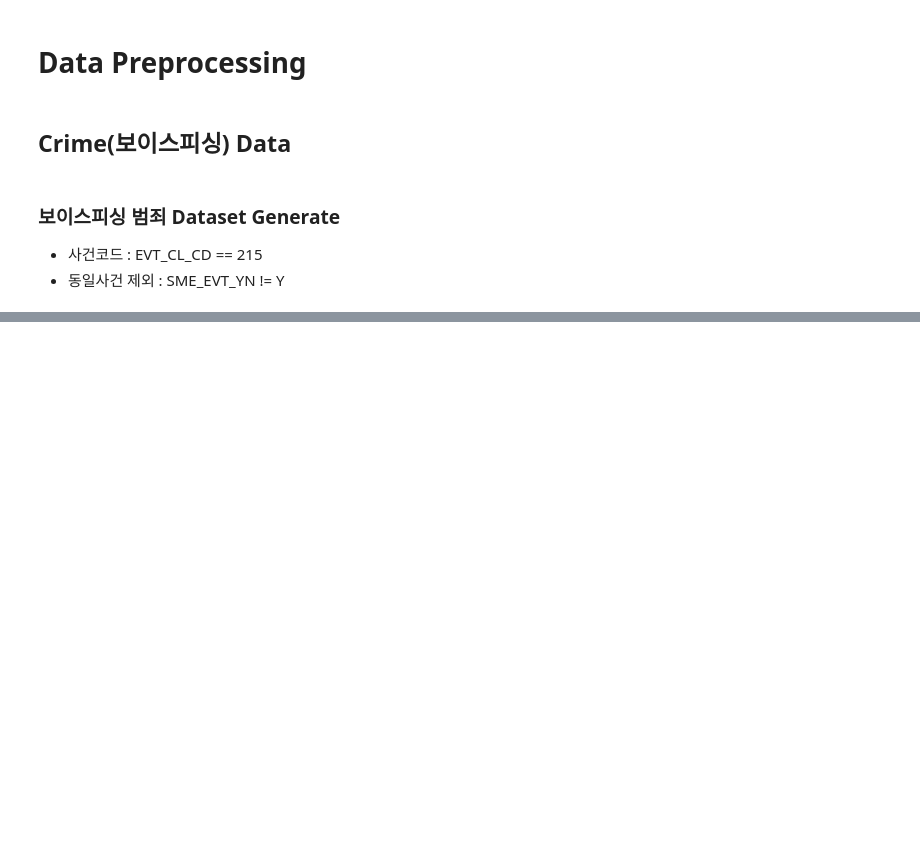
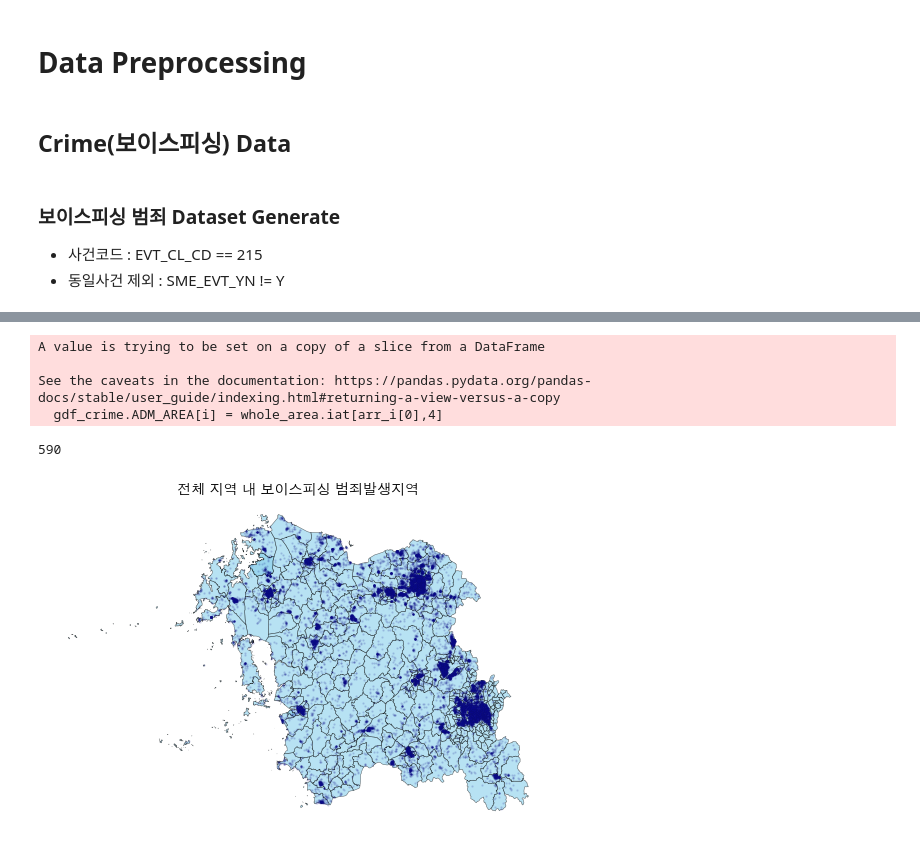
Before and after one commit to ddangchani/LocalSecurity_competition, a Jupyter notebook: preprocessing.ipynb, the cells around one changed output, grey strips where cells are left out. Cells and saved outputs as stored; diff of their text form; code cells hidden in the pictures; blank space fills up the shorter version.

```diff
--- a/preprocessing.ipynb
+++ b/preprocessing.ipynb
@@ -51,2 +64,35 @@ gdf_crime = gdf_crime[gdf_crime.columns.drop(['HPPN_X','HPPN_Y'])]
 # %%
-gdf_crime.to_file('data/gdf_crime.gpkg')
+gdf_crime = gpd.read_file('data/gdf_crime.gpkg')
+# %%
+# 행정구역 data
+sejong = gpd.read_file('data/ADM_AREA/세종/LSMD_ADM_SECT_UMD_36.shp', encoding='cp949')
+sejong = sejong.to_crs('WGS84')
+
+daejeon = gpd.read_file('data/ADM_AREA/대전/LSMD_ADM_SECT_UMD_30.shp', encoding='cp949')
+daejeon = daejeon.to_crs('WGS84')
+
+chungnam = gpd.read_file('data/ADM_AREA/충남/LSMD_ADM_SECT_UMD_44.shp', encoding='cp949')
+chungnam = chungnam.to_crs('WGS84')
+
+whole_area = pd.concat([sejong, daejeon, chungnam], axis=0)
+# %%
+# 각 접수사건 포함 행정구역 추출
+from tqdm import tqdm
+
+gdf_crime['ADM_AREA'] = 0 # 충남/세종/대전 지역 외 발생사건은 행정구역 0으로 표기
+for i in tqdm(range(len(gdf_crime))):
+    arr_i = np.where(whole_area.geometry.intersects(gdf_crime.geometry[i]))[0]
+    if len(arr_i) > 0 :
+        gdf_crime.ADM_AREA[i] = whole_area.iat[arr_i[0],4] # GID 대입
+# %% [output]
+A value is trying to be set on a copy of a slice from a DataFrame
+
+See the caveats in the documentation: https://pandas.pydata.org/pandas-docs/stable/user_guide/indexing.html#returning-a-view-versus-a-copy
+  gdf_crime.ADM_AREA[i] = whole_area.iat[arr_i[0],4]
+# %%
+sum(gdf_crime.ADM_AREA == 0) # 590개 > 제외
+# %% [output]
+590
+# %%
+# 대상지역 외 사건 제외
+gdf_crime = gdf_crime[~(gdf_crime.ADM_AREA == 0)]
@@ -52,0 +104,14 @@ gdf_crime.to_file('data/gdf_crime.gpkg')
+# %%
+# Plot
+
+fig, ax = plt.subplots(nrows=1, ncols=1, figsize=(10,6))
+
+whole_area.geometry.plot(ax=ax, zorder=1, color='skyblue', alpha=0.6, edgecolor='black', linewidth=0.5)
+gdf_crime.geometry.plot(ax=ax, zorder=2, color='navy', alpha=0.1, markersize=2)
+
+ax.set_axis_off()
+
+plt.title('전체 지역 내 보이스피싱 범죄발생지역', fontsize=14)
+plt.show()
+# %% [output]
+[figure, added]
```
Also changed, not shown: parts of 8 cells of this notebook, 3 other files.
